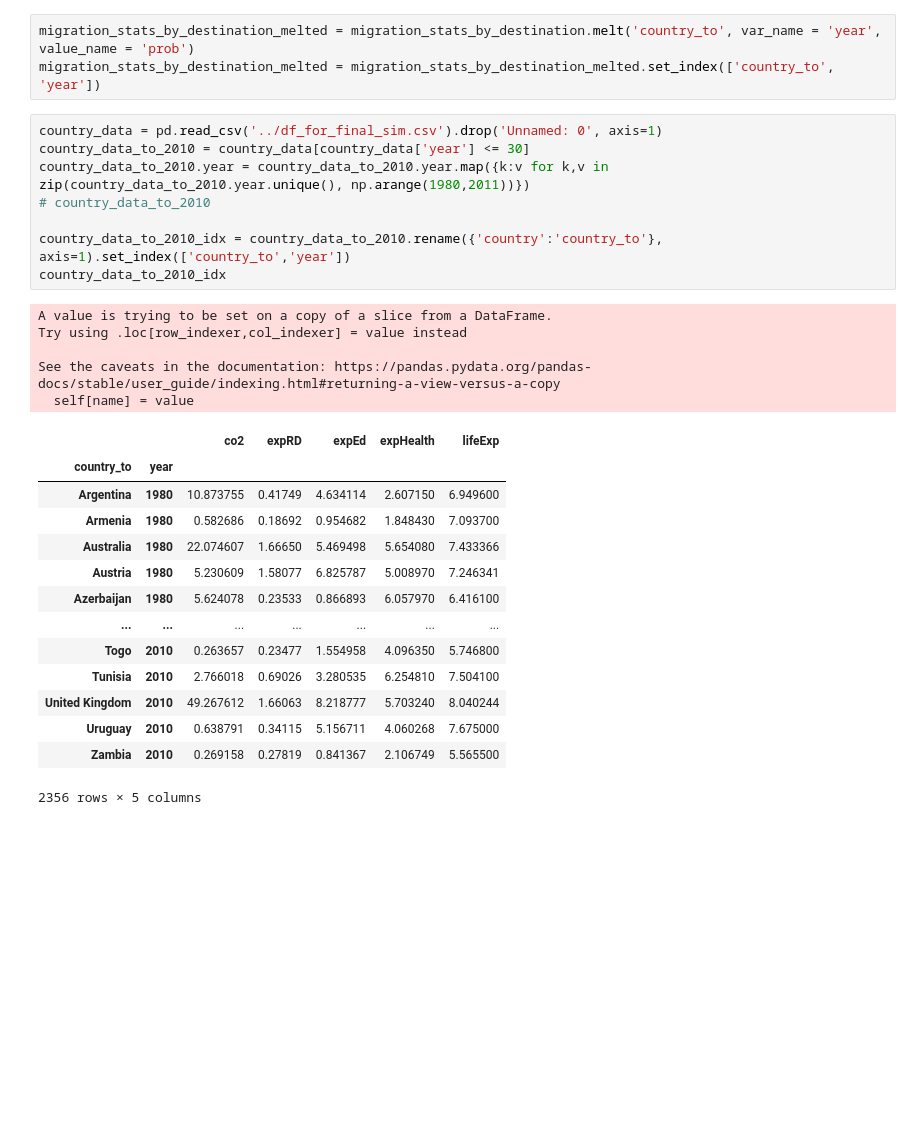
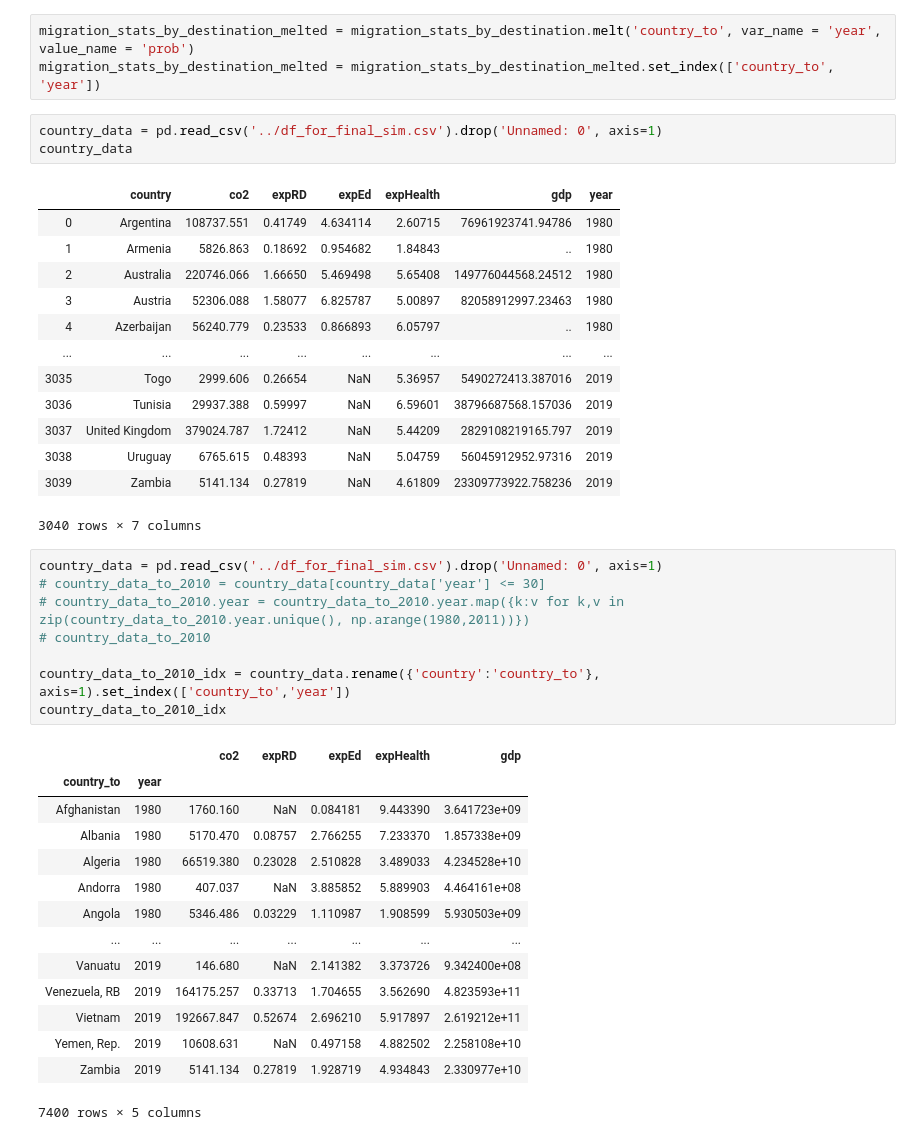
Before and after one commit to Kasrazn97/SMFinal_Project, a Jupyter notebook: Beta/regression.ipynb, the cells around one changed output. Cells and saved outputs as stored; diff of their text form; blank space fills up the shorter version.

```diff
--- a/Beta/regression.ipynb
+++ b/Beta/regression.ipynb
@@ -332,31 +327,43 @@ See the caveats in the documentation: https://pandas.pydata.org/pandas-docs/stab
 # %%
 migration_stats_by_destination_melted = migration_stats_by_destination.melt('country_to', var_name = 'year', value_name = 'prob')
 migration_stats_by_destination_melted = migration_stats_by_destination_melted.set_index(['country_to', 'year'])
+# %%
+country_data = pd.read_csv('../df_for_final_sim.csv').drop('Unnamed: 0', axis=1)
+country_data
+# %% [output]
+|  | country | co2 | expRD | expEd | expHealth | gdp | year |
+| 0 | Argentina | 108737.551 | 0.41749 | 4.634114 | 2.60715 | 76961923741.94786 | 1980 |
+| 1 | Armenia | 5826.863 | 0.18692 | 0.954682 | 1.84843 | .. | 1980 |
+| 2 | Australia | 220746.066 | 1.66650 | 5.469498 | 5.65408 | 149776044568.24512 | 1980 |
+| 3 | Austria | 52306.088 | 1.58077 | 6.825787 | 5.00897 | 82058912997.23463 | 1980 |
+| 4 | Azerbaijan | 56240.779 | 0.23533 | 0.866893 | 6.05797 | .. | 1980 |
+| ... | ... | ... | ... | ... | ... | ... | ... |
+| 3035 | Togo | 2999.606 | 0.26654 | NaN | 5.36957 | 5490272413.387016 | 2019 |
+| 3036 | Tunisia | 29937.388 | 0.59997 | NaN | 6.59601 | 38796687568.157036 | 2019 |
+| 3037 | United Kingdom | 379024.787 | 1.72412 | NaN | 5.44209 | 2829108219165.797 | 2019 |
+| 3038 | Uruguay | 6765.615 | 0.48393 | NaN | 5.04759 | 56045912952.97316 | 2019 |
+| 3039 | Zambia | 5141.134 | 0.27819 | NaN | 4.61809 | 23309773922.758236 | 2019 |
+3040 rows × 7 columns
 # %%
 country_data = pd.read_csv('../df_for_final_sim.csv').drop('Unnamed: 0', axis=1)
-country_data_to_2010 = country_data[country_data['year'] <= 30]
-country_data_to_2010.year = country_data_to_2010.year.map({k:v for k,v in zip(country_data_to_2010.year.unique(), np.arange(1980,2011))})
+# country_data_to_2010 = country_data[country_data['year'] <= 30]
+# country_data_to_2010.year = country_data_to_2010.year.map({k:v for k,v in zip(country_data_to_2010.year.unique(), np.arange(1980,2011))})
 # country_data_to_2010
 
-country_data_to_2010_idx = country_data_to_2010.rename({'country':'country_to'}, axis=1).set_index(['country_to','year'])
+country_data_to_2010_idx = country_data.rename({'country':'country_to'}, axis=1).set_index(['country_to','year'])
 country_data_to_2010_idx
 # %% [output]
+|  |  | co2 | expRD | expEd | expHealth | gdp |
+| country_to | year |  |  |  |  |  |
+| Afghanistan | 1980 | 1760.160 | NaN | 0.084181 | 9.443390 | 3.641723e+09 |
+| Albania | 1980 | 5170.470 | 0.08757 | 2.766255 | 7.233370 | 1.857338e+09 |
+| Algeria | 1980 | 66519.380 | 0.23028 | 2.510828 | 3.489033 | 4.234528e+10 |
+| Andorra | 1980 | 407.037 | NaN | 3.885852 | 5.889903 | 4.464161e+08 |
+| Angola | 1980 | 5346.486 | 0.03229 | 1.110987 | 1.908599 | 5.930503e+09 |
+| ... | ... | ... | ... | ... | ... | ... |
+| Vanuatu | 2019 | 146.680 | NaN | 2.141382 | 3.373726 | 9.342400e+08 |
+| Venezuela, RB | 2019 | 164175.257 | 0.33713 | 1.704655 | 3.562690 | 4.823593e+11 |
+| Vietnam | 2019 | 192667.847 | 0.52674 | 2.696210 | 5.917897 | 2.619212e+11 |
+| Yemen, Rep. | 2019 | 10608.631 | NaN | 0.497158 | 4.882502 | 2.258108e+10 |
+| Zambia | 2019 | 5141.134 | 0.27819 | 1.928719 | 4.934843 | 2.330977e+10 |
-A value is trying to be set on a copy of a slice from a DataFrame.
-Try using .loc[row_indexer,col_indexer] = value instead
-
-See the caveats in the documentation: https://pandas.pydata.org/pandas-docs/stable/user_guide/indexing.html#returning-a-view-versus-a-copy
-  self[name] = value
+7400 rows × 5 columns
-|  |  | co2 | expRD | expEd | expHealth | lifeExp |
-| country_to | year |  |  |  |  |  |
-| Argentina | 1980 | 10.873755 | 0.41749 | 4.634114 | 2.607150 | 6.949600 |
-| Armenia | 1980 | 0.582686 | 0.18692 | 0.954682 | 1.848430 | 7.093700 |
-| Australia | 1980 | 22.074607 | 1.66650 | 5.469498 | 5.654080 | 7.433366 |
-| Austria | 1980 | 5.230609 | 1.58077 | 6.825787 | 5.008970 | 7.246341 |
-| Azerbaijan | 1980 | 5.624078 | 0.23533 | 0.866893 | 6.057970 | 6.416100 |
-| ... | ... | ... | ... | ... | ... | ... |
-| Togo | 2010 | 0.263657 | 0.23477 | 1.554958 | 4.096350 | 5.746800 |
-| Tunisia | 2010 | 2.766018 | 0.69026 | 3.280535 | 6.254810 | 7.504100 |
-| United Kingdom | 2010 | 49.267612 | 1.66063 | 8.218777 | 5.703240 | 8.040244 |
-| Uruguay | 2010 | 0.638791 | 0.34115 | 5.156711 | 4.060268 | 7.675000 |
-| Zambia | 2010 | 0.269158 | 0.27819 | 0.841367 | 2.106749 | 5.565500 |
-2356 rows × 5 columns
```
Also changed, not shown: parts of 19 cells of this notebook, 9 other files.
